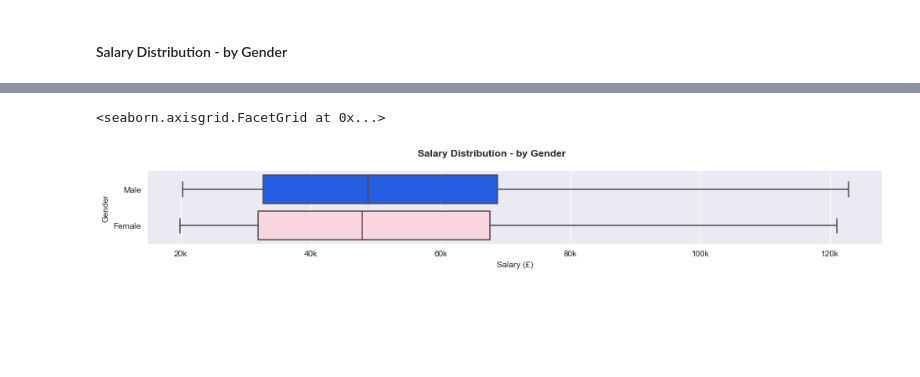
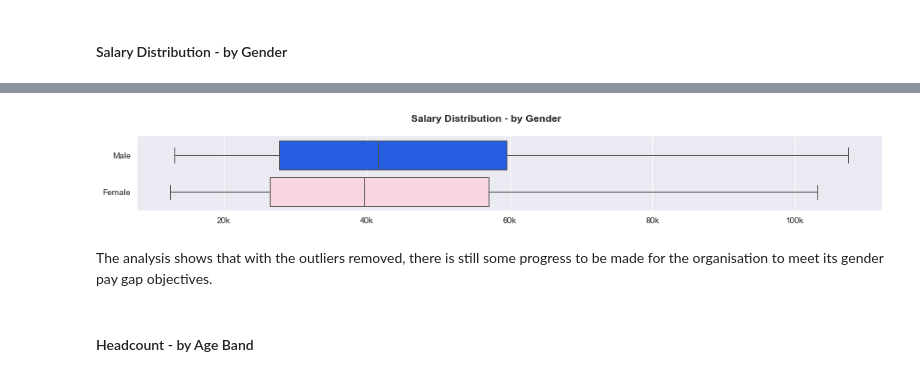
Before and after one commit to sourcery-ai-bot/library-python, a Jupyter notebook: data_science/notebooks/uk_salaries.ipynb, the cells around one changed output, grey strips where cells are left out. Saved outputs shown, nothing was run; the diff lists cells and outputs as text; code cells hidden in the pictures; blank space fills up the shorter version.

```diff
--- a/data_science/notebooks/uk_salaries.ipynb
+++ b/data_science/notebooks/uk_salaries.ipynb
@@ -17,6 +20,6 @@ sns.set_style('darkgrid')
 [interactive output not drawn]
 # %%
 # Read the salary data in from an Excel file
-sal = pd.read_excel('../data_files/salaries.xlsx', sheet_name='Data', index_col=None)
+df = pd.read_excel('../data_files/salaries.xlsx', sheet_name='Data', index_col=None)
 # %%
 # Check formatting of dataframe
@@ -30,0 +35,8 @@ sal.head()
+# %%
+seconds_per_year = 60 * 60 * 24 * 365.25
+
+# Calculate age in years to 2 d.p.
+df['age_in_years'] = round((pd.to_datetime('now') - df['date_of_birth']).dt.total_seconds() / seconds_per_year, 2)
+
+# Calculate length of service in years to 2 d.p.
+df['los_in_years'] = round((pd.to_datetime('now') - df['start_date']).dt.total_seconds() / seconds_per_year, 2)
@@ -31,3 +60,5 @@ sal.head()
+# %%
+sal = df.drop(index=df[df['corp_title'] == 'Managing Director'].index)
 # %% [markdown]
 ## Data Analysis
 Let's understand the data more by doing some provisional analysis.
@@ -144,0 +218,15 @@ sal_by_ct.set(xlabel='Salary (£)', ylabel='Location')
+# %%
+# Set custom colour scheme for the plot
+colours = ["#FFCFDC", "#0652FF"]
+sal['employee_id'].groupby(sal['gender']).count().plot(kind='pie',
+                                                       colors=colours,
+                                                       autopct='%.1f%%',
+                                                       labeldistance=0.4)
+# Set properties for the visual aspects of the pie chart
+plt.axis('equal')
+plt.ylabel('')
+plt.suptitle('Headcount Split - by Gender', fontsize=12, fontweight='bold')
+plt.rcParams['lines.linewidth'] = 1
+plt.rcParams['patch.edgecolor'] = 'black'
+
+plt.show()
@@ -145,32 +235,39 @@ sal_by_ct.set(xlabel='Salary (£)', ylabel='Location')
 # %%
 # Set custom colour scheme for the plot
 colours = ["#0652FF", "#FFCFDC"]
 
 # Set up the box plot with the required logical ordering, size and removal of outliers
 sal_by_ct = sns.catplot(x='salary',
                         y='gender',
                         data=sal,
                         kind='box',
                         showfliers=False,
                         height=2,
                         aspect=33/5,
                         palette=colours,
                         order=['Male', 'Female'])
 
 # Get the ticks from the x axis
 ticks = sal_by_ct.axes[0][0].get_xticks()
 
 # Change the formatting for each of the ticks
 xlabels = [f"{x/1000:,.0f}{'k'}" for x in ticks]
 
 # Set the formatting for the ticks
 sal_by_ct.set_xticklabels(xlabels)
 
 # Adjust spacing and set the chart and axe's titles
 sal_by_ct.fig.subplots_adjust(top=0.8, bottom=0.2)
 sal_by_ct.fig.suptitle('Salary Distribution - by Gender',
                         fontsize=12, fontweight='bold')
-sal_by_ct.set(xlabel='Salary (£)', ylabel='Gender')
+
+# Clear the labels for the x and y axis
+sal_by_ct.set(xlabel='', ylabel='')
+
+plt.show()
 # %% [output]
-<seaborn.axisgrid.FacetGrid at 0x...>
-[figure, old version]
+[figure, new version]
+# %% [markdown]
+The analysis shows that with the outliers removed, there is still some progress to be made for the organisation to meet its gender pay gap objectives.
+# %% [markdown]
+#### Headcount - by Age Band
```
Also changed, not shown: parts of 21 cells of this notebook, 1 other file.
